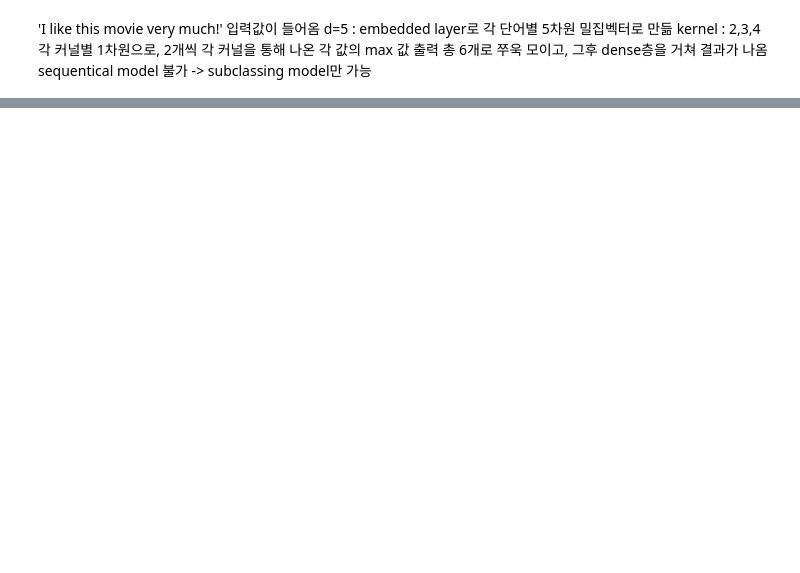
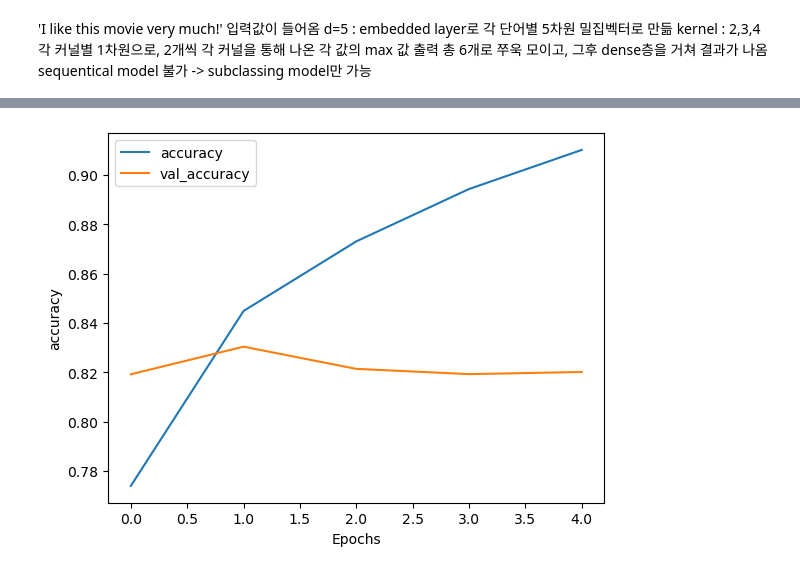
Before and after one commit to Son-Sumin/Jupyter, a Jupyter notebook: dl/practice/Korean_model.ipynb, the cells around one changed output, grey strips where cells are left out. Cells and saved outputs as stored; diff of their text form; code cells hidden in the pictures; blank space fills up the shorter version.

```diff
--- a/dl/practice/Korean_model.ipynb
+++ b/dl/practice/Korean_model.ipynb
@@ -103,0 +132,5 @@ model_checkpoint = ModelCheckpoint(checkpoint_path, monitor='val_accuracy',
+# %%
+plot_graphs(history, 'accuracy')
+# 여기서 모델은 1개 epoch정도만 실행하는 것이 적절함
+# %% [output]
+[figure, added]
```
Also changed, not shown: parts of 12 cells of this notebook, 1 other file.
